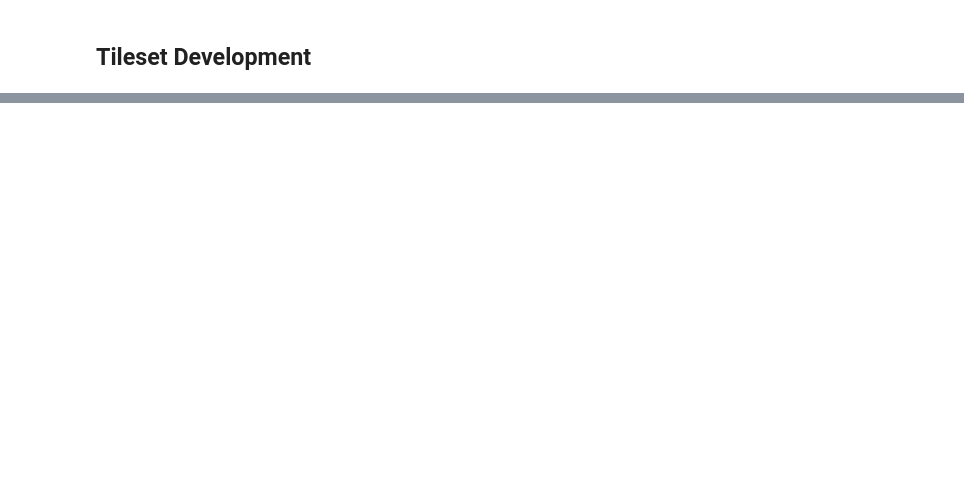
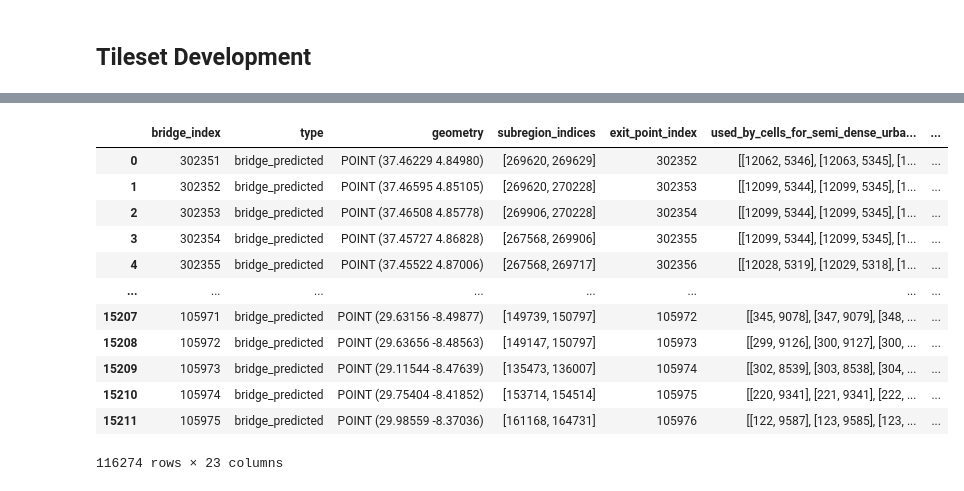
Before and after one commit to bridgestoprosperity/general-data, a Jupyter notebook: notebooks/impact-map-processing/bridge-processing.ipynb, the cells around one changed output, grey strips where cells are left out. Cells and saved outputs as stored; diff of their text form; code cells hidden in the pictures; blank space fills up the shorter version.

Commit message:
updating bridge processing notebook

```diff
--- a/notebooks/impact-map-processing/bridge-processing.ipynb
+++ b/notebooks/impact-map-processing/bridge-processing.ipynb
@@ -442,0 +165,22 @@ For layer 0, using name "all_bridges"
+# %%
+def read_in_as_parquet (file_path):
+    # Load the data
+    df = pd.read_parquet(file_path)
+    print(f"Loaded {} data with shape: {df.shape}")
+
+    # Convert the data to a GeoDataFrame
+    df = convert_to_geodataframe_points(df)
+    print(f"Converted to GeoDataFrame with shape: {df.shape}")
+
+    return df
+# %%
+et_full = read_in_as_parquet(et_path)
+civ_full = read_in_as_parquet(civ_path)
+kenya_full = read_in_as_parquet(kenya_path)
+rwanda_full = read_in_as_parquet(rwanda_path)
+tanzania_full = read_in_as_parquet(tanzania_path)
+uganda_full = read_in_as_parquet(uganda_path)
+zambia_full = read_in_as_parquet(zambia_path)
+print("all files read in as parquet")
+# join all geodataframes
+all_bridges_full = pd.concat([et_full, civ_full, kenya_full, rwanda_full, tanzania_full, uganda_full, zambia_full])
@@ -442,0 +203,16 @@ For layer 0, using name "all_bridges"
+# %%
+all_bridges_full
+# %% [output]
+|  | bridge_index | type | geometry | subregion_indices | exit_point_index | used_by_cells_for_semi_dense_urba... | ... |
+| 0 | 302351 | bridge_predicted | POINT (37.46229 4.84980) | [269620, 269629] | 302352 | [[12062, 5346], [12063, 5345], [1... | ... |
+| 1 | 302352 | bridge_predicted | POINT (37.46595 4.85105) | [269620, 270228] | 302353 | [[12099, 5344], [12099, 5345], [1... | ... |
+| 2 | 302353 | bridge_predicted | POINT (37.46508 4.85778) | [269906, 270228] | 302354 | [[12099, 5344], [12099, 5345], [1... | ... |
+| 3 | 302354 | bridge_predicted | POINT (37.45727 4.86828) | [267568, 269906] | 302355 | [[12099, 5344], [12099, 5345], [1... | ... |
+| 4 | 302355 | bridge_predicted | POINT (37.45522 4.87006) | [267568, 269717] | 302356 | [[12028, 5319], [12029, 5318], [1... | ... |
+| ... | ... | ... | ... | ... | ... | ... | ... |
+| 15207 | 105971 | bridge_predicted | POINT (29.63156 -8.49877) | [149739, 150797] | 105972 | [[345, 9078], [347, 9079], [348, ... | ... |
+| 15208 | 105972 | bridge_predicted | POINT (29.63656 -8.48563) | [149147, 150797] | 105973 | [[299, 9126], [300, 9127], [300, ... | ... |
+| 15209 | 105973 | bridge_predicted | POINT (29.11544 -8.47639) | [135473, 136007] | 105974 | [[302, 8539], [303, 8538], [304, ... | ... |
+| 15210 | 105974 | bridge_predicted | POINT (29.75404 -8.41852) | [153714, 154514] | 105975 | [[220, 9341], [221, 9341], [222, ... | ... |
+| 15211 | 105975 | bridge_predicted | POINT (29.98559 -8.37036) | [161168, 164731] | 105976 | [[122, 9587], [123, 9585], [123, ... | ... |
+116274 rows × 23 columns
```
Also changed, not shown: parts of 34 cells of this notebook.
